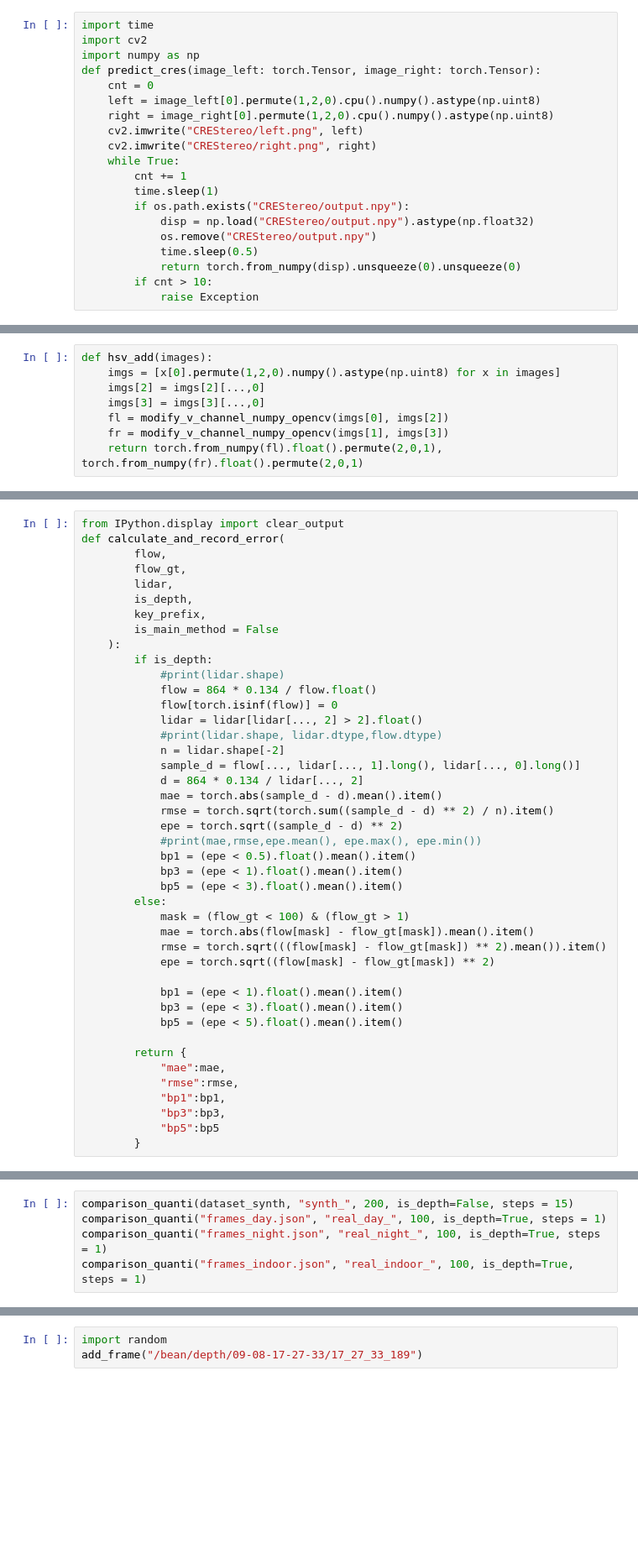
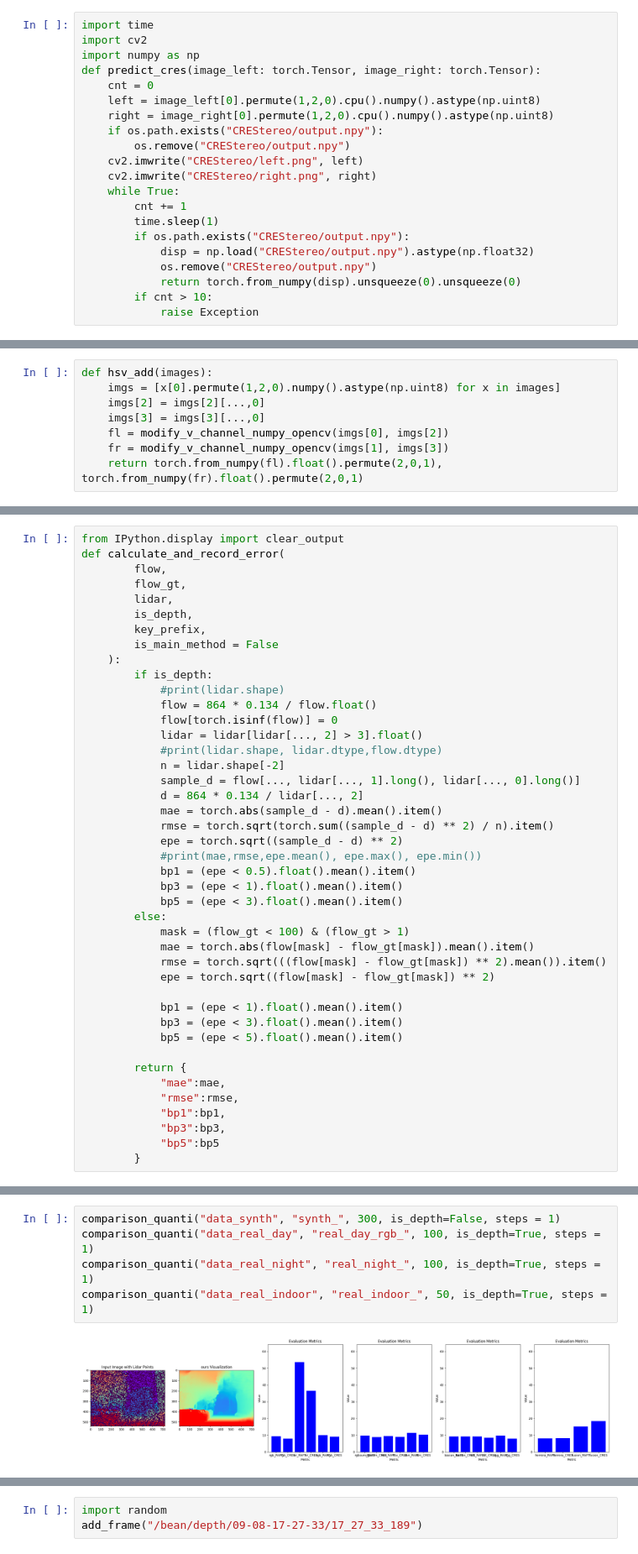
Before and after one commit to divisonofficer/RAFT-Stereo, a Jupyter notebook: ablationstudy.ipynb, the cells around one changed output, grey strips where cells are left out. Shown at 84% size. Drawn from its saved outputs; the diff is of its cells as text; blank space fills up the shorter version.

```diff
--- a/ablationstudy.ipynb
+++ b/ablationstudy.ipynb
@@ -247,6 +247,8 @@ def predict_cres(image_left: torch.Tensor, image_right: torch.Tensor):
     cnt = 0
     left = image_left[0].permute(1,2,0).cpu().numpy().astype(np.uint8)
     right = image_right[0].permute(1,2,0).cpu().numpy().astype(np.uint8)
+    if os.path.exists("CREStereo/output.npy"):
+        os.remove("CREStereo/output.npy")
     cv2.imwrite("CREStereo/left.png", left)
     cv2.imwrite("CREStereo/right.png", right)
     while True:
@@ -255,7 +257,6 @@ def predict_cres(image_left: torch.Tensor, image_right: torch.Tensor):
         if os.path.exists("CREStereo/output.npy"):
             disp = np.load("CREStereo/output.npy").astype(np.float32)
             os.remove("CREStereo/output.npy")
-            time.sleep(0.5)
             return torch.from_numpy(disp).unsqueeze(0).unsqueeze(0)
         if cnt > 10:
             raise Exception
@@ -777,7 +970,7 @@ def calculate_and_record_error(
             #print(lidar.shape)
             flow = 864 * 0.134 / flow.float()
             flow[torch.isinf(flow)] = 0
-            lidar = lidar[lidar[..., 2] > 2].float()
+            lidar = lidar[lidar[..., 2] > 3].float()
             #print(lidar.shape, lidar.dtype,flow.dtype)
             n = lidar.shape[-2]
             sample_d = flow[..., lidar[..., 1].long(), lidar[..., 0].long()]
@@ -909,5 +1175,7 @@ def comparison_quanti(frame_list, prefix: str, cnt=50, is_depth=False, steps = 1
 # %%
-comparison_quanti(dataset_synth, "synth_", 200, is_depth=False, steps = 15)
-comparison_quanti("frames_day.json", "real_day_", 100, is_depth=True, steps = 1)
-comparison_quanti("frames_night.json", "real_night_", 100, is_depth=True, steps = 1)
-comparison_quanti("frames_indoor.json", "real_indoor_", 100, is_depth=True, steps = 1)
+comparison_quanti("data_synth", "synth_", 300, is_depth=False, steps = 1)
+comparison_quanti("data_real_day", "real_day_rgb_", 100, is_depth=True, steps = 1)
+comparison_quanti("data_real_night", "real_night_", 100, is_depth=True, steps = 1)
+comparison_quanti("data_real_indoor", "real_indoor_", 50, is_depth=True, steps = 1)
+# %% [output]
+[figure, added]
```
Also changed, not shown: parts of 11 cells of this notebook.
